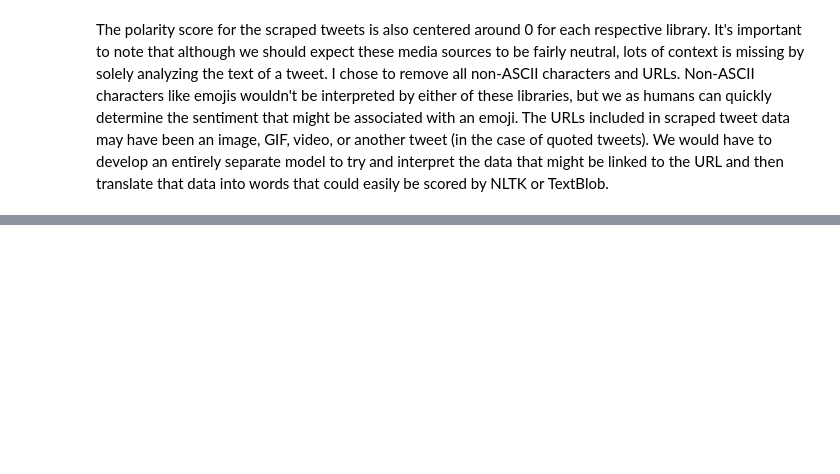
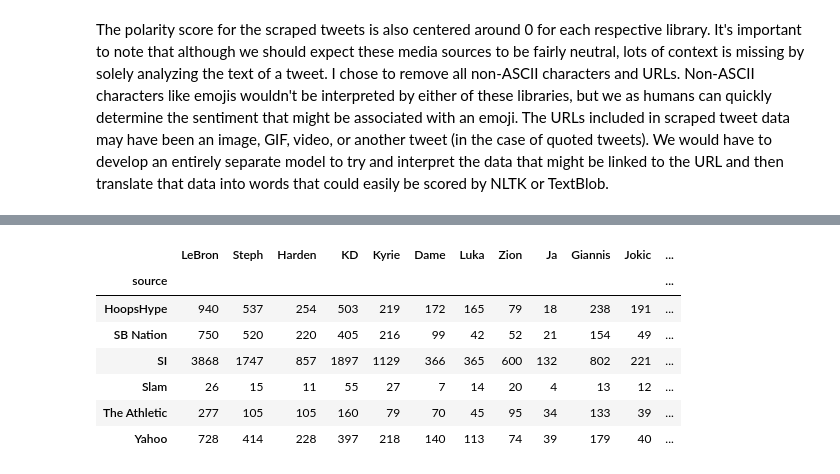
Before and after one commit to jeremy-lee93/capstone-project, a Jupyter notebook: sentiment_analysis.ipynb, the cells around one changed output, grey strips where cells are left out. Cells and saved outputs as stored; diff of their text form; code cells hidden in the pictures; blank space fills up the shorter version.

```diff
--- a/sentiment_analysis.ipynb
+++ b/sentiment_analysis.ipynb
@@ -565,0 +576,11 @@ NameError: name 'tweet_df' is not defined
+# %%
+tweets_player_mentions_df.groupby('source').sum()
+# %% [output]
+|  | LeBron | Steph | Harden | KD | Kyrie | Dame | Luka | Zion | Ja | Giannis | Jokic | ... |
+| source |  |  |  |  |  |  |  |  |  |  |  | ... |
+| HoopsHype | 940 | 537 | 254 | 503 | 219 | 172 | 165 | 79 | 18 | 238 | 191 | ... |
+| SB Nation | 750 | 520 | 220 | 405 | 216 | 99 | 42 | 52 | 21 | 154 | 49 | ... |
+| SI | 3868 | 1747 | 857 | 1897 | 1129 | 366 | 365 | 600 | 132 | 802 | 221 | ... |
+| Slam | 26 | 15 | 11 | 55 | 27 | 7 | 14 | 20 | 4 | 13 | 12 | ... |
+| The Athletic | 277 | 105 | 105 | 160 | 79 | 70 | 45 | 95 | 34 | 133 | 39 | ... |
+| Yahoo | 728 | 414 | 228 | 397 | 218 | 140 | 113 | 74 | 39 | 179 | 40 | ... |
```
Also changed, not shown: parts of 3 cells of this notebook, 8 other files.
